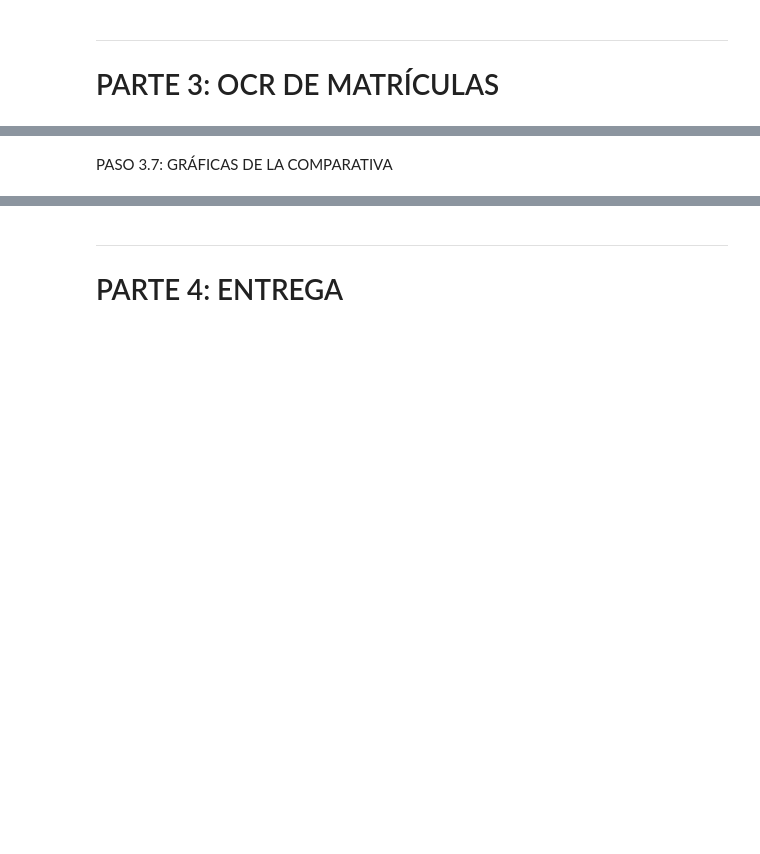
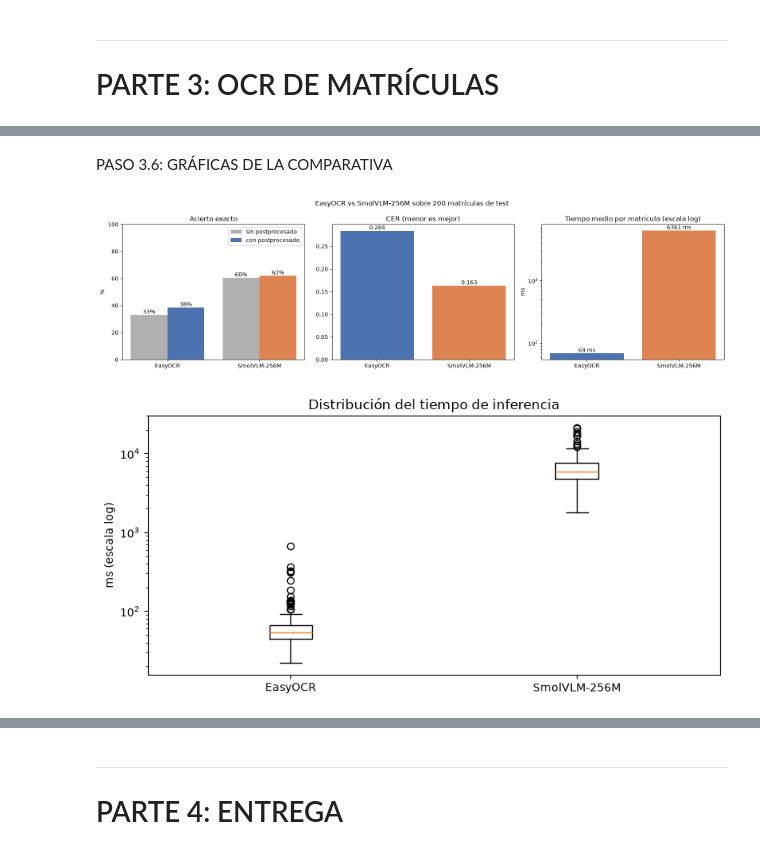
Before and after one commit to pablodmsngn/VC, a Jupyter notebook: PRACTICA_4/TAREAS/VC_P4_TAREA_2.ipynb, the cells around one changed output, grey strips where cells are left out. Cells and saved outputs as stored; diff of their text form; code cells hidden in the pictures; blank space fills up the shorter version.

```diff
--- a/PRACTICA_4/TAREAS/VC_P4_TAREA_2.ipynb
+++ b/PRACTICA_4/TAREAS/VC_P4_TAREA_2.ipynb
@@ -53,5 +57,0 @@ PASO 3.3: POSTPROCESADO DEL TEXTO (formato matrícula española)
-# %%
-def limpiar_texto(texto):
-    """Quita espacios/símbolos, pasa a mayúsculas y corrige confusiones típicas (O/0, I/1...)."""
-    # TODO
-    pass
@@ -74,0 +113,15 @@ PASO 3.6: COMPARATIVA OCR CLÁSICO vs VLM (tiempo y tasa de acierto)
+# %%
+import easyocr
+
+lector = easyocr.Reader(['en'], gpu=(DEVICE == 'cuda'), verbose=False)
+ALFABETO = '0123456789ABCDEFGHIJKLMNOPQRSTUVWXYZ'
+
+
+def leer_matricula_ocr(recorte, alto_minimo=100):
+    """Devuelve el texto leído por EasyOCR (sin postprocesar)."""
+    if recorte.shape[0] < alto_minimo:
+        f = alto_minimo / recorte.shape[0]
+        recorte = cv2.resize(recorte, None, fx=f, fy=f, interpolation=cv2.INTER_CUBIC)
+    trozos = lector.readtext(recorte, allowlist=ALFABETO, detail=1)
+    trozos = sorted(trozos, key=lambda t: t[0][0][0])        # de izquierda a derecha
+    return ''.join(texto for _, texto, _ in trozos)
@@ -75,2 +289,2 @@ PASO 3.6: COMPARATIVA OCR CLÁSICO vs VLM (tiempo y tasa de acierto)
 # %% [markdown]
-PASO 3.7: GRÁFICAS DE LA COMPARATIVA
+PASO 3.6: GRÁFICAS DE LA COMPARATIVA
@@ -78,0 +291,37 @@ PASO 3.7: GRÁFICAS DE LA COMPARATIVA
+# %%
+modelos = resumen.index.tolist()
+colores = ['#4C72B0', '#DD8452']
+fig, ejes = plt.subplots(1, 3, figsize=(16, 4.5))
+
+# Acierto exacto (sin y con postprocesado)
+x = np.arange(len(modelos))
+b1 = ejes[0].bar(x - 0.2, resumen.acierto_exacto_sin_post * 100, 0.4, label='sin postprocesado', color='#B0B0B0')
+b2 = ejes[0].bar(x + 0.2, resumen.acierto_exacto * 100, 0.4, label='con postprocesado', color=colores)
+ejes[0].bar_label(b1, fmt='%.0f%%'); ejes[0].bar_label(b2, fmt='%.0f%%')
+ejes[0].set_xticks(x, modelos); ejes[0].set_ylabel('%'); ejes[0].set_ylim(0, 100)
+ejes[0].set_title('Acierto exacto'); ejes[0].legend()
+
+# CER
+b = ejes[1].bar(modelos, resumen.CER, color=colores)
+ejes[1].bar_label(b, fmt='%.3f'); ejes[1].set_title('CER (menor es mejor)')
+
+# Tiempo (escala logarítmica: la diferencia es de dos órdenes de magnitud)
+b = ejes[2].bar(modelos, resumen.tiempo_medio_ms, color=colores)
+ejes[2].bar_label(b, fmt='%.0f ms'); ejes[2].set_yscale('log')
+ejes[2].set_title('Tiempo medio por matrícula (escala log)'); ejes[2].set_ylabel('ms')
+
+plt.suptitle(f'EasyOCR vs SmolVLM-256M sobre {len(muestra)} matrículas de test')
+plt.tight_layout()
+plt.savefig(os.path.join(CARPETA_RESULTADOS, 'comparativa_ocr.png'), dpi=120)
+plt.show()
+
+# Distribución de tiempos
+plt.figure(figsize=(8, 4))
+plt.boxplot([res_ocr.tiempo_s * 1000, res_vlm.tiempo_s * 1000], tick_labels=modelos)
+plt.yscale('log'); plt.ylabel('ms (escala log)'); plt.title('Distribución del tiempo de inferencia')
+plt.tight_layout()
+plt.savefig(os.path.join(CARPETA_RESULTADOS, 'tiempos_ocr.png'), dpi=120)
+plt.show()
+# %% [output]
+[figure, added]
+[figure, added]
```
Also changed, not shown: parts of 39 cells of this notebook, 55 other files.
